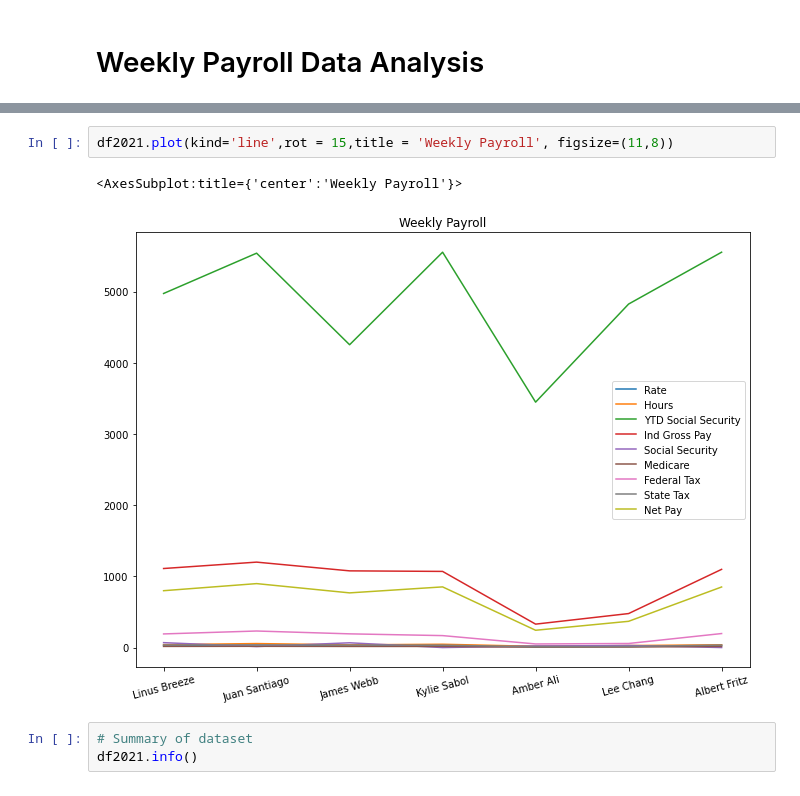
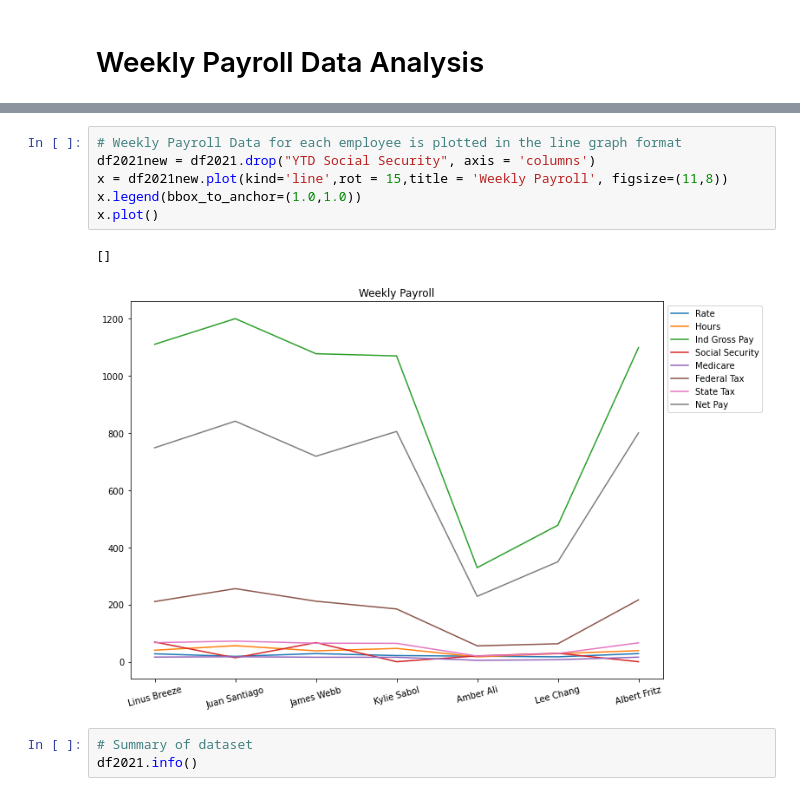
Before and after one commit to ragogzheyan/Weekly_Payroll, a Jupyter notebook: Payroll_data.ipynb, the cells around one changed output, grey strips where cells are left out. Drawn from its saved outputs; the diff is of its cells as text.

```diff
--- a/Payroll_data.ipynb
+++ b/Payroll_data.ipynb
@@ -242,8 +234,12 @@ dfcase1
-# %%
-df2021.plot(kind='line',rot = 15,title = 'Weekly Payroll', figsize=(11,8))
-# %% [output]
-<AxesSubplot:title={'center':'Weekly Payroll'}>
-[figure, removed]
+# %%
+# Weekly Payroll Data for each employee is plotted in the line graph format
+df2021new = df2021.drop("YTD Social Security", axis = 'columns')
+x = df2021new.plot(kind='line',rot = 15,title = 'Weekly Payroll', figsize=(11,8))
+x.legend(bbox_to_anchor=(1.0,1.0))
+x.plot()
+# %% [output]
+[]
+[figure, added]
 # %%
 # Summary of dataset
 df2021.info()
```
Also changed, not shown: parts of 35 cells of this notebook, 4 other files.
